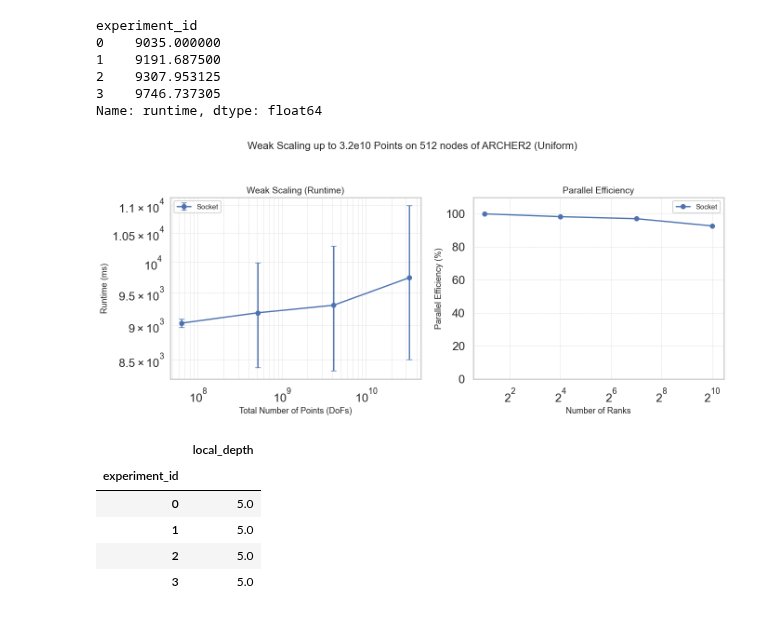
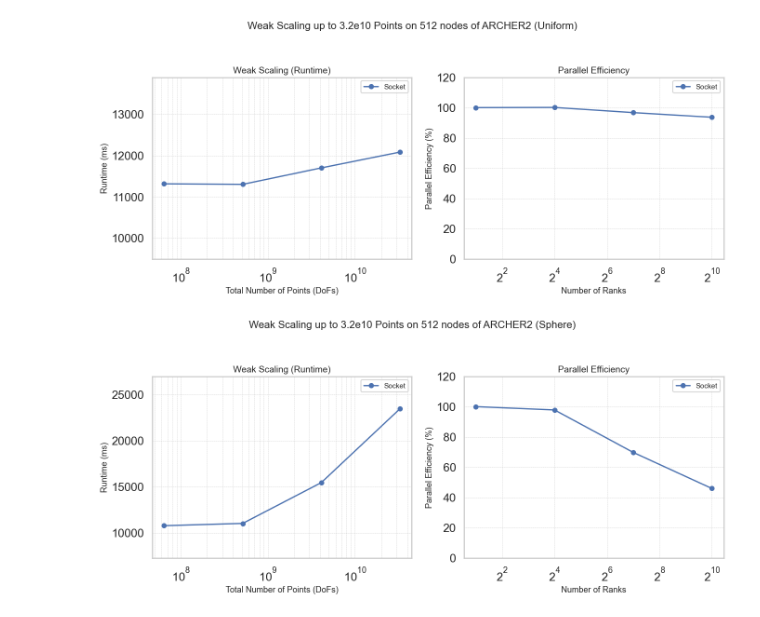
Before and after one commit to bempp/kifmm, a Jupyter notebook: hpc/ijhpca/Weak Scaling.ipynb, the cells around one changed output. Cells and saved outputs as stored; diff of their text form; code cells hidden in the pictures.

```diff
--- a/hpc/ijhpca/Weak Scaling.ipynb
+++ b/hpc/ijhpca/Weak Scaling.ipynb
@@ -60,0 +124,23 @@ df_big = pd.read_csv('data/uniform/weak_fft_n=32768000000_p=512_points_per_rank=
+# %%
+stat = "median"
+df = df_big_sphere
+stats = df.groupby('experiment_id')[runtime_cols]
+n_ranks = stats.size()
+n_points = stats.mean()['n_points'] * n_ranks
+
+if stat == "max":
+    tmp = stats.max()
+elif stat == "mean":
+    tmp = stats.mean()
+elif stat == "median":
+    tmp = stats.median()
+else: pass
+    # return ValueError("invalid stat")
+
+tmp = tmp.set_index(n_ranks)
+
+# Total communication time per experiment
+tmp['comm_time'] = tmp[['scatter_v_runtime', 'gather_v_runtime', 'neighbour_all_to_all_v_runtime']].sum(axis=1)
+
+x = tmp.index.values.astype(float)
+y = tmp['comm_time'].values
@@ -202,19 +582,8 @@ Name: runtime, dtype: float64
+# %%
+weak_scaling([df_big_uniform], names=["Socket"], title="Weak Scaling up to 3.2e10 Points on 512 nodes of ARCHER2 (Uniform)", plot_err=False, stat='max')
+# %% [output]
+[figure, added]
 # %%
-weak_scaling([df_big], names=["Socket"], title="Weak Scaling up to 3.2e10 Points on 512 nodes of ARCHER2 (Uniform)", plot_err=True)
+weak_scaling([df_big_sphere, df_big_sphere_1], names=["Socket"], title="Weak Scaling up to 3.2e10 Points on 512 nodes of ARCHER2 (Sphere)", plot_err=False, stat='p90')
 # %% [output]
-experiment_id
-0    9035.000000
-1    9191.687500
-2    9307.953125
-3    9746.737305
-Name: runtime, dtype: float64
-[figure, old version]
+[figure, new version]
-# %%
-df_big.groupby('experiment_id')[['local_depth']].mean()
-# %% [output]
-|  | local_depth |
-| experiment_id |  |
-| 0 | 5.0 |
-| 1 | 5.0 |
-| 2 | 5.0 |
-| 3 | 5.0 |
```
Also changed, not shown: parts of 33 cells of this notebook, 7 other files.
